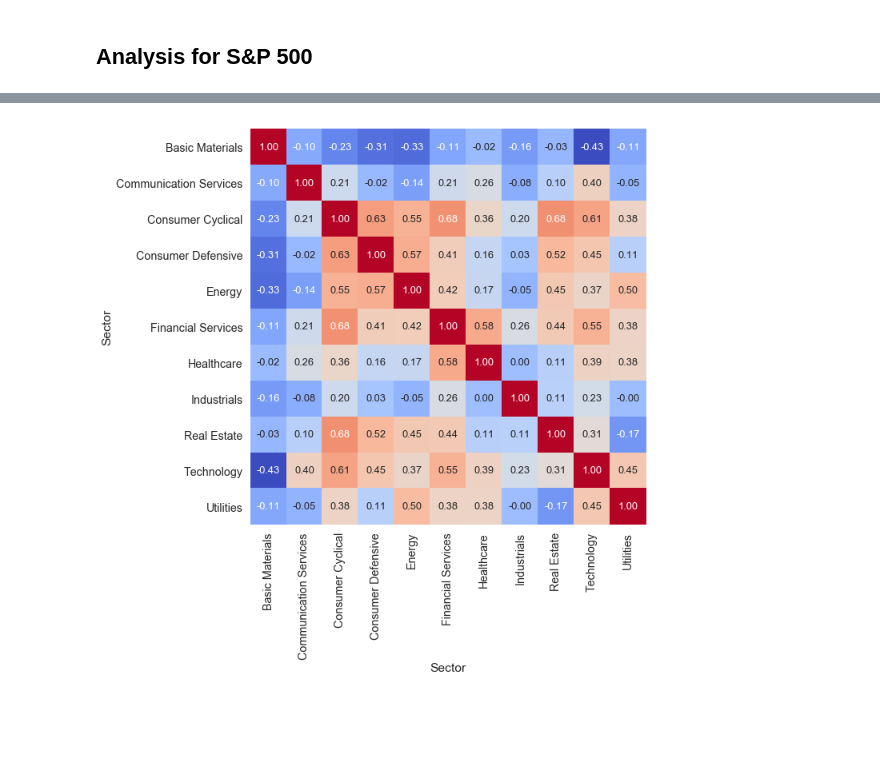
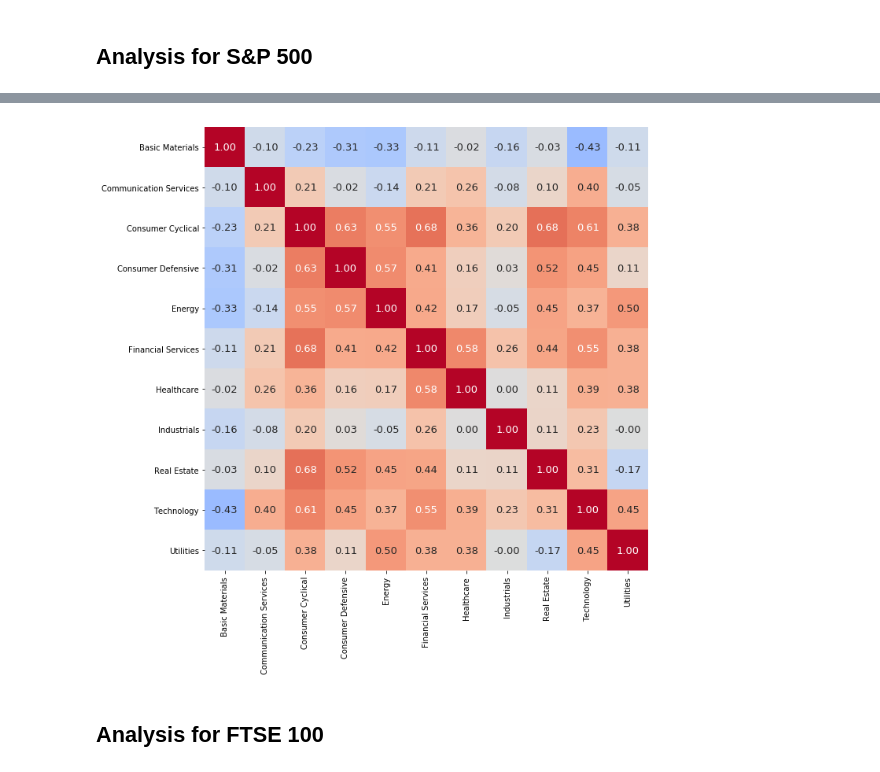
Before and after one commit to stancld/MSc-Project, a Jupyter notebook: Exploration/Correlation and differences across sectors within the market.ipynb, the cells around one changed output, grey strips where cells are left out. Drawn from its saved outputs; the diff is of its cells as text; code cells hidden in the pictures; blank space fills up the shorter version.

```diff
--- a/Exploration/Correlation and differences across sectors within the market.ipynb
+++ b/Exploration/Correlation and differences across sectors within the market.ipynb
@@ -79,17 +105,8 @@ sp_changes_corr = data_sp_changes.corr()
-# %%
-plt.figure(figsize=(10,10))
-
-sns.heatmap(
-    sp_changes_corr,
-    annot=True,
-    fmt='.2f',
-    annot_kws={'size': 13},
-    cbar=False,
-    cmap='coolwarm',
-    square=True
-)
-
-plt.tight_layout()
-#plt.savefig('C:\\Data\\UCL\\@MSc Project - Data and sources\\Images\\corr_1.png')
-# %% [output]
-[figure, removed]
+# %%
+data_pivot = get_pivot(data, level='Sector', index='S&P 500')
+# %%
+plot_correlation(data_pivot, figsize=(10,10), output_path=join(output_path, 'sentiment_corr_sp.png'))
+# %% [output]
+[figure, added]
+# %% [markdown]
+## Analysis for FTSE 100
```
Also changed, not shown: parts of 23 cells of this notebook, 2 other files.
